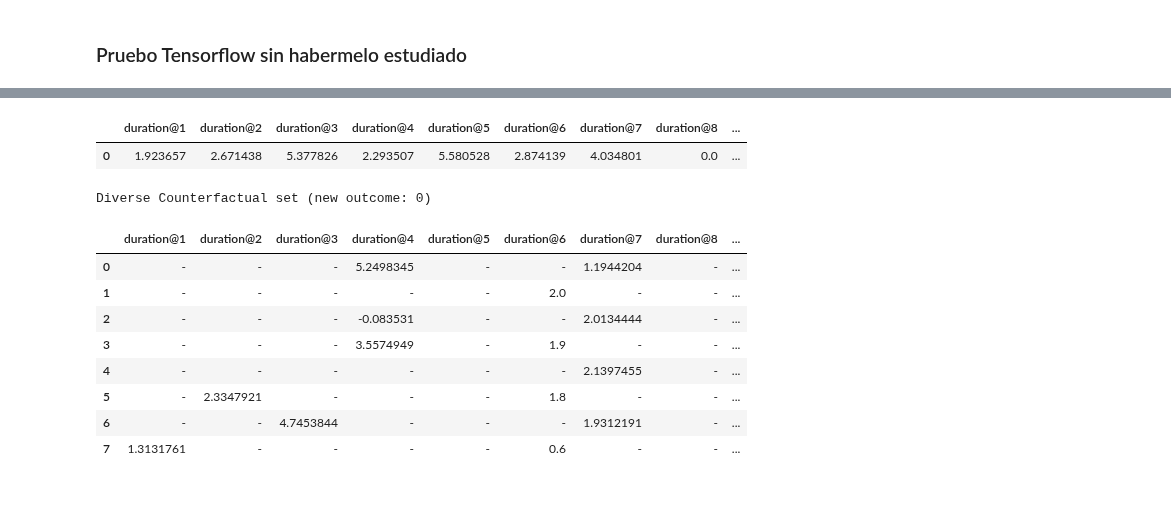
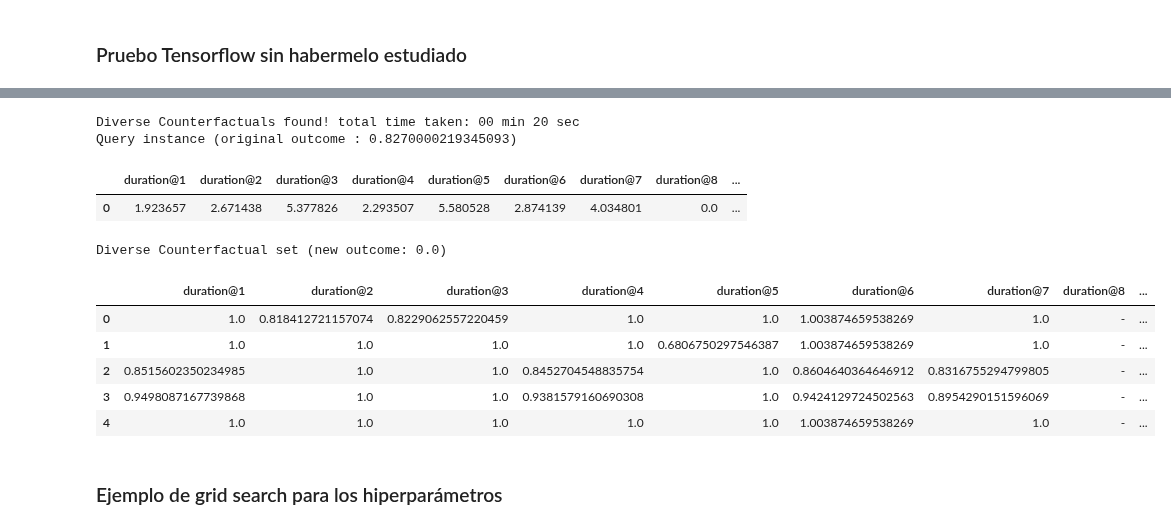
Before and after one commit to jismartin/counterEVM, a Jupyter notebook: PrimerasPruebasEVM.ipynb, the cells around one changed output, grey strips where cells are left out. Cells and saved outputs as stored; diff of their text form; code cells hidden in the pictures; blank space fills up the shorter version.

```diff
--- a/PrimerasPruebasEVM.ipynb
+++ b/PrimerasPruebasEVM.ipynb
@@ -422,8 +454,11 @@ Accuracy of the model: 0.85162
 # %%
 backend = 'TF2'  # needs tensorflow installed
 # dice_ml.Model
-m = dice_ml.Model(model_path=tfmodel, backend=backend, func="ohe-min-max")
+m = dice_ml.Model(model=tfmodel, backend=backend)
+# %%
+d = dice_ml.Data(dataframe=subsetdata, continuous_features=['duration@1','duration@2', 'duration@3','duration@4', 'duration@5','duration@6', 'duration@7','duration@8'], outcome_name='delay')
+exp_gradient = dice_ml.Dice(d, m, method='gradient')
 # %%
-dice_exp = exp.generate_counterfactuals(X[1:2], total_CFs=8, desired_class="opposite")
+dice_exp = exp_gradient.generate_counterfactuals(X[1:2], total_CFs=5, desired_class="opposite")
 dice_exp.visualize_as_dataframe(show_only_changes=True)
 # %% [output]
@@ -431,12 +466,13 @@ Query instance (original outcome : 1)
+Diverse Counterfactuals found! total time taken: 00 min 20 sec
+Query instance (original outcome : 0.8270000219345093)
 |  | duration@1 | duration@2 | duration@3 | duration@4 | duration@5 | duration@6 | duration@7 | duration@8 | ... |
 | 0 | 1.923657 | 2.671438 | 5.377826 | 2.293507 | 5.580528 | 2.874139 | 4.034801 | 0.0 | ... |
-Diverse Counterfactual set (new outcome: 0)
+Diverse Counterfactual set (new outcome: 0.0)
 |  | duration@1 | duration@2 | duration@3 | duration@4 | duration@5 | duration@6 | duration@7 | duration@8 | ... |
-| 0 | - | - | - | 5.2498345 | - | - | 1.1944204 | - | ... |
-| 1 | - | - | - | - | - | 2.0 | - | - | ... |
-| 2 | - | - | - | -0.083531 | - | - | 2.0134444 | - | ... |
-| 3 | - | - | - | 3.5574949 | - | 1.9 | - | - | ... |
-| 4 | - | - | - | - | - | - | 2.1397455 | - | ... |
-| 5 | - | 2.3347921 | - | - | - | 1.8 | - | - | ... |
-| 6 | - | - | 4.7453844 | - | - | - | 1.9312191 | - | ... |
-| 7 | 1.3131761 | - | - | - | - | 0.6 | - | - | ... |
+| 0 | 1.0 | 0.818412721157074 | 0.8229062557220459 | 1.0 | 1.0 | 1.003874659538269 | 1.0 | - | ... |
+| 1 | 1.0 | 1.0 | 1.0 | 1.0 | 0.6806750297546387 | 1.003874659538269 | 1.0 | - | ... |
+| 2 | 0.8515602350234985 | 1.0 | 1.0 | 0.8452704548835754 | 1.0 | 0.8604640364646912 | 0.8316755294799805 | - | ... |
+| 3 | 0.9498087167739868 | 1.0 | 1.0 | 0.9381579160690308 | 1.0 | 0.9424129724502563 | 0.8954290151596069 | - | ... |
+| 4 | 1.0 | 1.0 | 1.0 | 1.0 | 1.0 | 1.003874659538269 | 1.0 | - | ... |
+# %% [markdown]
+### Ejemplo de grid search para los hiperparámetros
```
Also changed, not shown: parts of 16 cells of this notebook.
